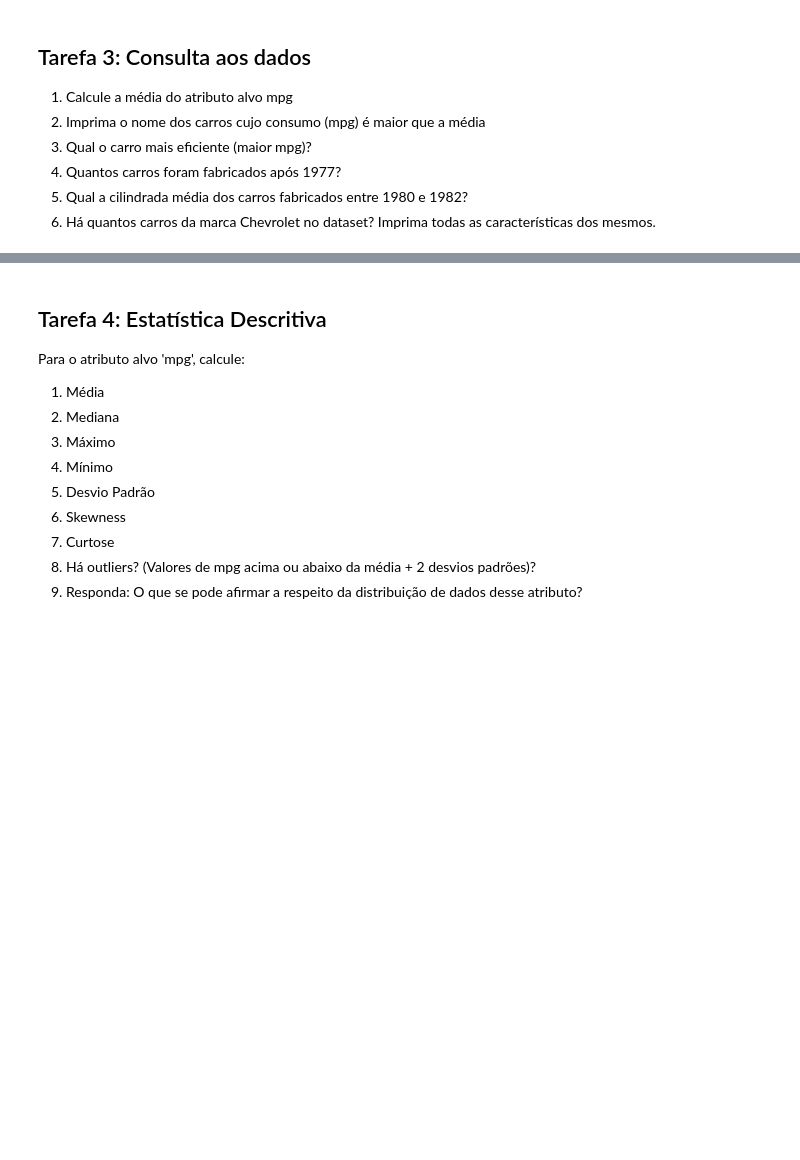
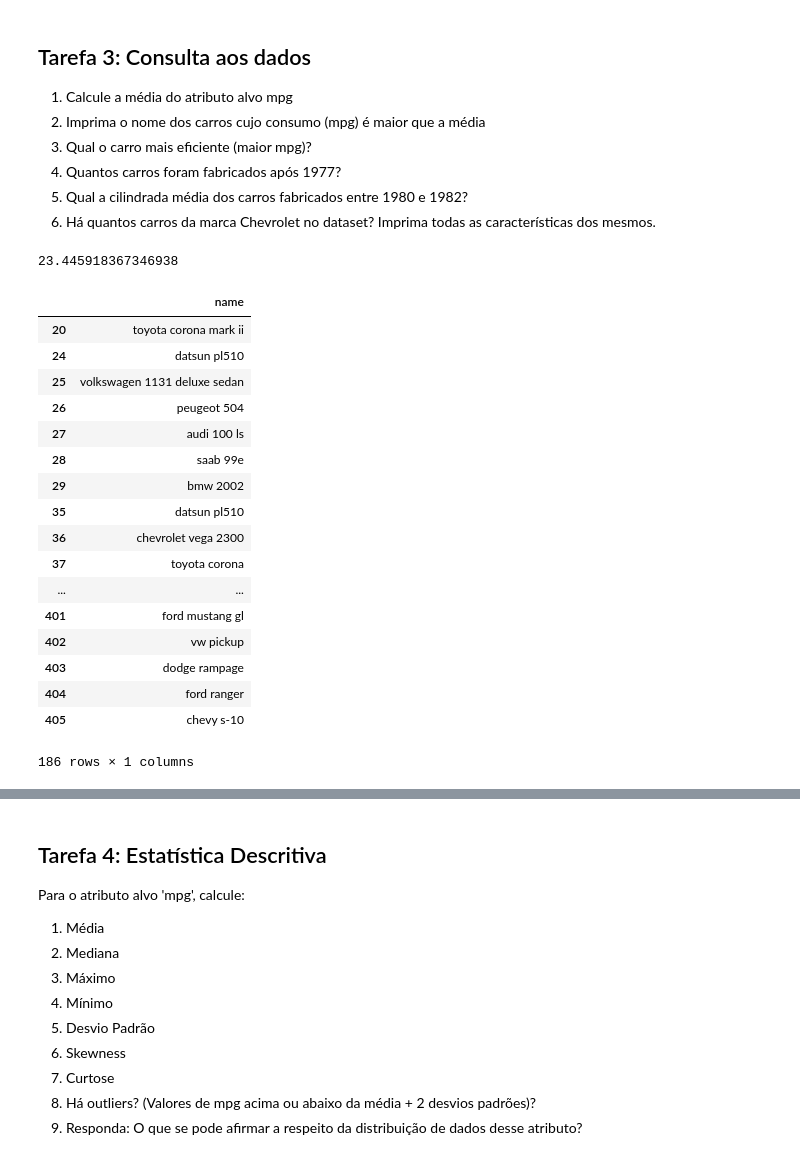
Before and after one commit to jpdol/Python-para-IA, a Jupyter notebook: 3 - Análise e Visualização de Dados/PP1/Solução #1.1.ipynb, the cells around one changed output, grey strips where cells are left out. Drawn from its saved outputs; the diff is of its cells as text; code cells hidden in the pictures; blank space fills up the shorter version.

```diff
--- a/3 - Análise e Visualização de Dados/PP1/Solução #1.1.ipynb
+++ b/3 - Análise e Visualização de Dados/PP1/Solução #1.1.ipynb
@@ -54,3 +87,29 @@ dtype: object
 4. Quantos carros foram fabricados após 1977?
 5. Qual a cilindrada média dos carros fabricados entre 1980 e 1982?
 6. Há quantos carros da marca Chevrolet no dataset? Imprima todas as características dos mesmos.
+# %%
+mean = dataset.mpg.mean()
+mean
+# %% [output]
+23.445918367346938
+# %%
+pd.DataFrame(dataset['name'][dataset['mpg']>=mean])
+# %% [output]
+|  | name |
+| 20 | toyota corona mark ii |
+| 24 | datsun pl510 |
+| 25 | volkswagen 1131 deluxe sedan |
+| 26 | peugeot 504 |
+| 27 | audi 100 ls |
+| 28 | saab 99e |
+| 29 | bmw 2002 |
+| 35 | datsun pl510 |
+| 36 | chevrolet vega 2300 |
+| 37 | toyota corona |
+| ... | ... |
+| 401 | ford mustang gl |
+| 402 | vw pickup |
+| 403 | dodge rampage |
+| 404 | ford ranger |
+| 405 | chevy s-10 |
+186 rows × 1 columns
```
Also changed, not shown: parts of 26 cells of this notebook.
